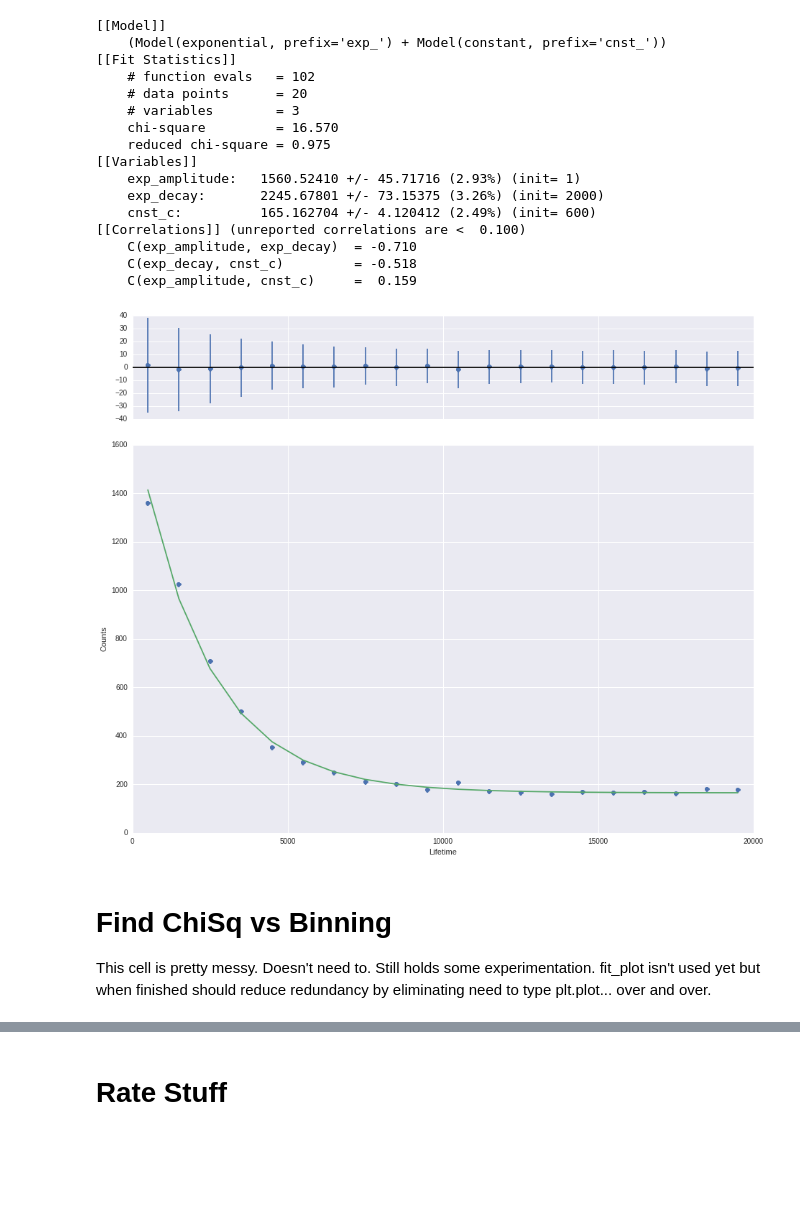
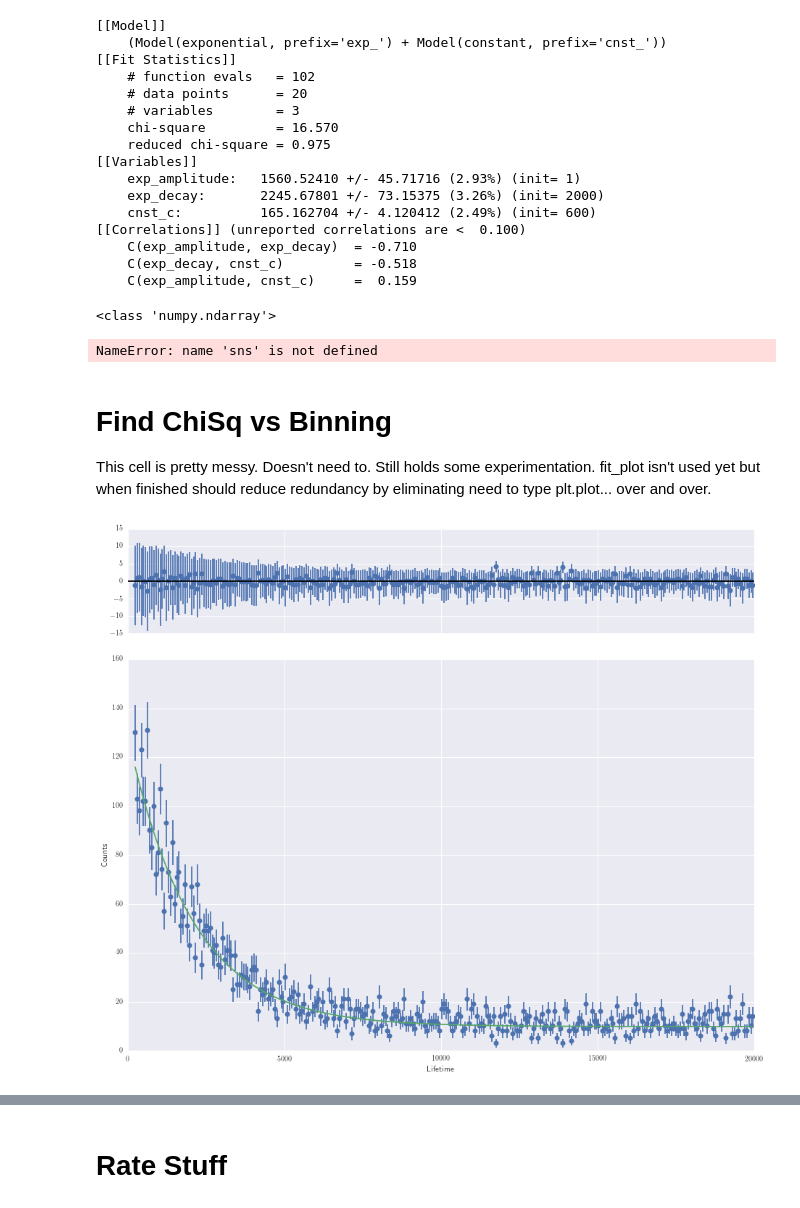
Before and after one commit to ianhi/Phys314, a Jupyter notebook: Muon/Muon_Analysis.ipynb, the cells around one changed output, grey strips where cells are left out. Cells and saved outputs as stored; diff of their text form; code cells hidden in the pictures; blank space fills up the shorter version.

```diff
--- a/Muon/Muon_Analysis.ipynb
+++ b/Muon/Muon_Analysis.ipynb
@@ -45,9 +46,15 @@ print(out.fit_report())
     C(exp_amplitude, exp_decay)  = -0.710
     C(exp_decay, cnst_c)         = -0.518
     C(exp_amplitude, cnst_c)     =  0.159
+# %%
+decay_param = out.params['exp_decay']
+decay_param.stderr
+print(type(err_208))
+# %% [output]
+<class 'numpy.ndarray'>
 # %%
 #Make plot with residual plot
-sns.set_style('darkgrid')
+#sns.set_style('darkgrid')
 #Make A plot
 fig1 = plt.figure(1,figsize=(15,10))
 frame1=fig1.add_axes((.1,.1,.8,.75))
@@ -64,7 +71,7 @@ frame2.set_xticklabels([])
 
 plt.show()
 # %% [output]
-[figure, removed]
+NameError: name 'sns' is not defined
 # %% [markdown]
 # Find ChiSq vs Binning
 This cell is pretty messy. Doesn't need to. Still holds some experimentation. fit_plot isn't used yet but when finished should reduce redundancy by eliminating need to type plt.plot... over and over.
@@ -73,7 +80,7 @@ def doFit(bins=50):
     counts_208,bin_edges_208=np.histogram(data_208[3:],bins)
     bin_centres_208 = (bin_edges_208[:-1] + bin_edges_208[1:])/2.
 
-    if counts_208[0]-counts_208[1]<0:
+    while (counts_208[0]-counts_208[1]<0):
         bin_centres_208=bin_centres_208[1:]
         counts_208=counts_208[1:]
     if bins<35:
@@ -96,8 +103,7 @@ def doFit(bins=50):
 redChi=[]
 maxBins=200
 minBins=10
-for i in range(minBins,maxBins):
-    redChi.append(doFit(i))
+
 def makePlot(pp,minB,maxB,interactive=False):
     from bokeh import mpl
     from bokeh.embed import components
@@ -136,3 +142,36 @@ def fit_plot(bins=50,plt_init=False):
     plt.axhline(color='black')
     frame2.set_xticklabels([])
     plt.show()
+
+def makePlotBestVal(pp,minB,maxB,interactive=False):
+    from bokeh import mpl
+    from bokeh.embed import components
+    from bokeh.plotting import output_file, show
+    tau=[]
+    errs=[]
+    for i in range(minB,maxB):
+        out = doFit(i)[1]
+        tau.append(out.best_values['exp_decay'])
+        errs.append(out.params['exp_decay'].stderr)
+    plt.figure(figsize=(20,20))
+    # plt.rc('text', usetex=True)
+    # plt.ylabel(r'$\tau$')
+    plt.ylabel('Tau')
+    plt.xlabel('Number of Bins')
+    plt.errorbar(range(minB,maxB),tau,fmt='o',yerr=errs)
+    plt.xlim(25,210)
+    plt.ylim(1900,2150)
+    plt.grid(True)
+    plt.show()
+    plt.savefig(pp, format='pdf')
+    if interactive:
+        #make interactive plot
+        plt.ylabel('Tau') # bokeh can't handle latex yet
+        output_file("sinerror.html")
+        show(mpl.to_bokeh())
+        #print(components(mpl.to_bokeh())[0])
+        #return mpl.to_bokeh()
+# %%
+fit_plot(300)
+# %% [output]
+[figure, added]
```
Also changed, not shown: parts of 5 cells of this notebook, 7 other files.
